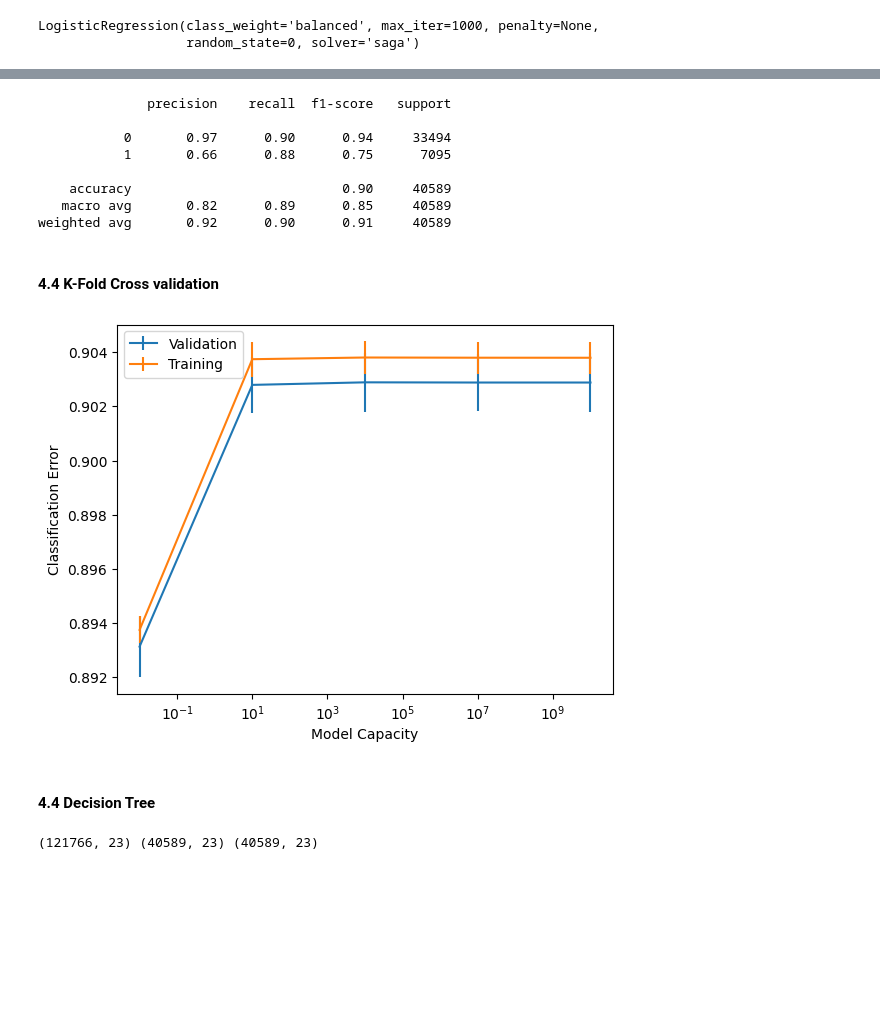
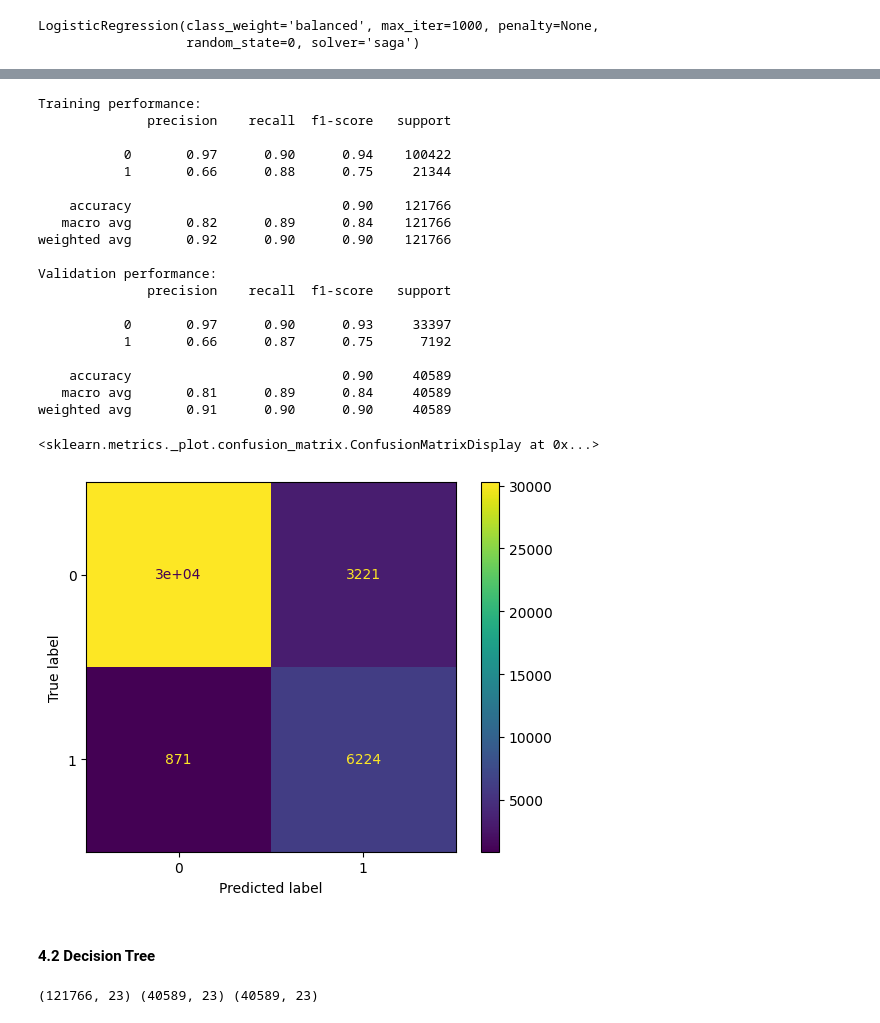
Before and after one commit to LocVu-Tim/COSC2753_A1_s3891483, a Jupyter notebook: notebooks/main.ipynb, the cells around one changed output, grey strips where cells are left out. Cells and saved outputs as stored; diff of their text form; code cells hidden in the pictures; blank space fills up the shorter version.

```diff
--- a/notebooks/main.ipynb
+++ b/notebooks/main.ipynb
@@ -633,17 +643,33 @@ Validation F1-Score score: 0.846
 # %%
-from sklearn.metrics import classification_report
+train_predictions = clf_logistic.predict(train_X)
 
-test_pred = clf.predict(test_X)
+# Print the classification report for the training data
+print("Training performance:")
+print(classification_report(train_y, train_predictions))
 
-print(classification_report(test_Y, test_pred,))
+# Compute the validation predictions
+val_predictions = clf_logistic.predict(val_X)
+
+# Print the classification report for the validation data
+print("Validation performance:")
+print(classification_report(val_y, val_predictions))
 # %% [output]
+Training performance:
               precision    recall  f1-score   support
 
-           0       0.97      0.90      0.94     33494
-           1       0.66      0.88      0.75      7095
+           0       0.97      0.90      0.94    100422
+           1       0.66      0.88      0.75     21344
+
+    accuracy                           0.90    121766
+   macro avg       0.82      0.89      0.84    121766
+weighted avg       0.92      0.90      0.90    121766
+
+Validation performance:
+              precision    recall  f1-score   support
+
+           0       0.97      0.90      0.93     33397
+           1       0.66      0.87      0.75      7192
 
     accuracy                           0.90     40589
-   macro avg       0.82      0.89      0.85     40589
-weighted avg       0.92      0.90      0.91     40589
+   macro avg       0.81      0.89      0.84     40589
+weighted avg       0.91      0.90      0.90     40589
-# %% [markdown]
-#### 4.4 K-Fold Cross validation
@@ -669,33 +676,9 @@ for lambda_para in lambda_paras:
-# %%
-fig, ax = plt.subplots()
-
-val_means = [np.mean(cv_results[lambda_para]['test_score'])
-             for lambda_para in lambda_paras]
-
-val_std = [np.std(cv_results[lambda_para]['test_score'])
-           for lambda_para in lambda_paras]
-
-train_means = [np.mean(cv_results[lambda_para]['train_score'])
-               for lambda_para in lambda_paras]
-
-train_std = [np.std(cv_results[lambda_para]['train_score'])
-             for lambda_para in lambda_paras]
-
-ax.errorbar([1.0/lambda_para for lambda_para in lambda_paras],
-            val_means,
-            yerr=val_std)
-
-ax.errorbar([1.0/lambda_para for lambda_para in lambda_paras],
-            train_means,
-            yerr=train_std)
-
-plt.xscale("log")
-plt.ylabel('Classification Error')
-plt.xlabel('Model Capacity')
-plt.legend(['Validation','Training',])
-plt.show()
-# %% [output]
-[figure, removed]
+# %%
+from sklearn.metrics import ConfusionMatrixDisplay
+ConfusionMatrixDisplay.from_estimator(clf_logistic,test_X,test_y)
+# %% [output]
+<sklearn.metrics._plot.confusion_matrix.ConfusionMatrixDisplay at 0x...>
+[figure, added]
 # %% [markdown]
-#### 4.4 Decision Tree
+#### 4.2 Decision Tree
 # %%
```
Also changed, not shown: parts of 63 cells of this notebook.
